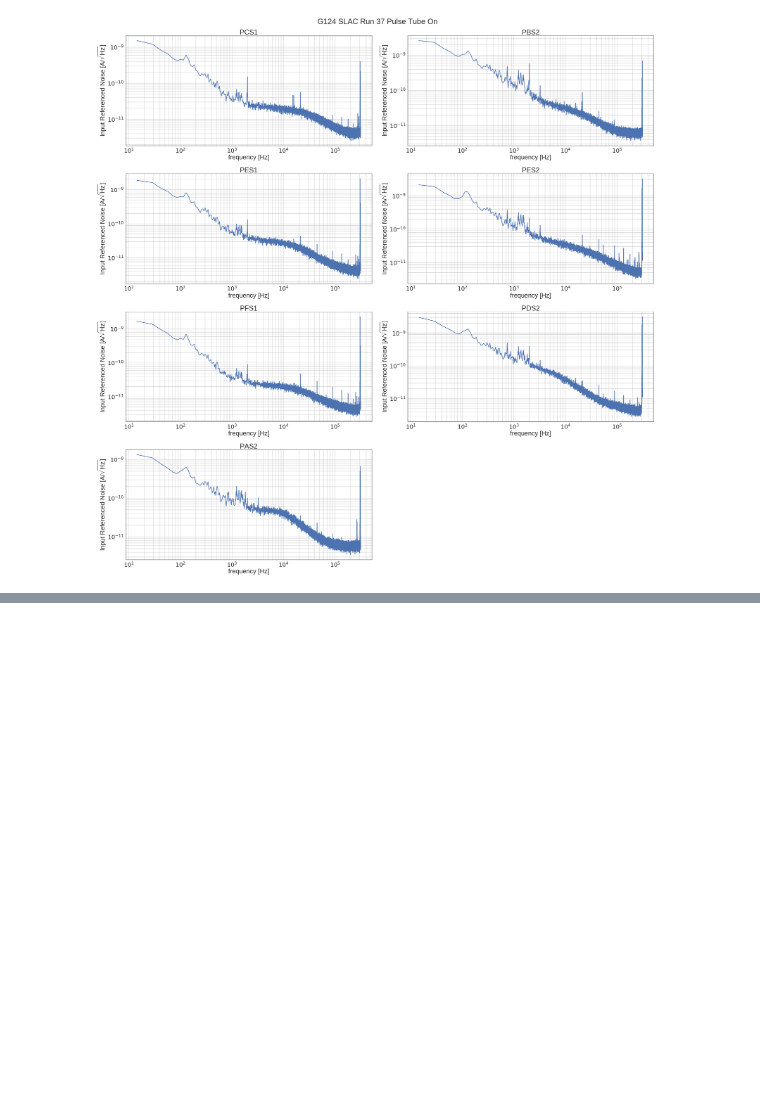
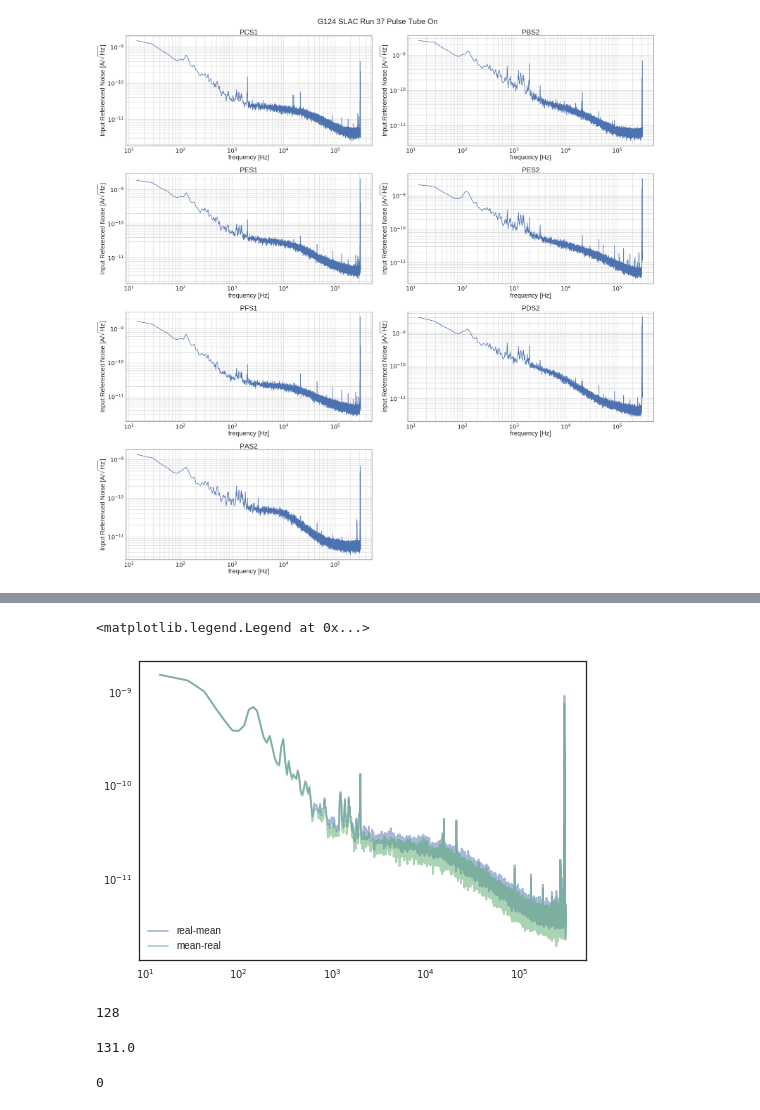
Before and after one commit to cwfink/Fink_ay250_homework, a Jupyter notebook: final_project/noise_class_notebook.ipynb, the cells around one changed output, grey strips where cells are left out. Saved outputs shown, nothing was run; the diff lists cells and outputs as text; code cells hidden in the pictures; blank space fills up the shorter version.

```diff
--- a/final_project/noise_class_notebook.ipynb
+++ b/final_project/noise_class_notebook.ipynb
@@ -322,0 +475,34 @@ g124_noise.plot_corrCoef()
+# %%
+traceShape = g124_noise.traces.shape
+nRows = traceShape[1]
+nfft = traceShape[2]
+nTraces = traceShape[0]
+if traceShape[2] % 2 != 0:
+    nFreqs = int((traceShape[2] + 1)/2)
+else:
+    nFreqs = int(traceShape[2]/2 + 1)
+a = csd(g124_noise.traces[:,0,:],g124_noise.traces[:,1,:], nperseg = nfft, fs = g124_noise.sampleRate, nfft = nfft)
+plt.loglog(a[0],np.sqrt(np.real(np.std(a[1], axis = 0))), label = 'real-mean', alpha = .5)
+plt.loglog(a[0],np.sqrt(np.std(np.real(a[1]), axis = 0)), label = 'mean-real', alpha = .5)
+#plt.loglog(g124_noise.freqs, np.sqrt(g124_noise.PSD[0]), label = 'PSD', alpha = .5)
+plt.legend()
+# %% [output]
+<matplotlib.legend.Legend at 0x...>
+[figure, added]
+# %%
+traceShape =254
+if traceShape % 2 != 0:
+    nFreqs = int((traceShape + 1)/2)
+else:
+    nFreqs = int((traceShape)/2 + 1)
+nFreqs
+# %% [output]
+128
+# %%
+(260/2)+1
+# %% [output]
+131.0
+# %%
+254%2
+# %% [output]
+0
```
Also changed, not shown: parts of 10 cells of this notebook.
